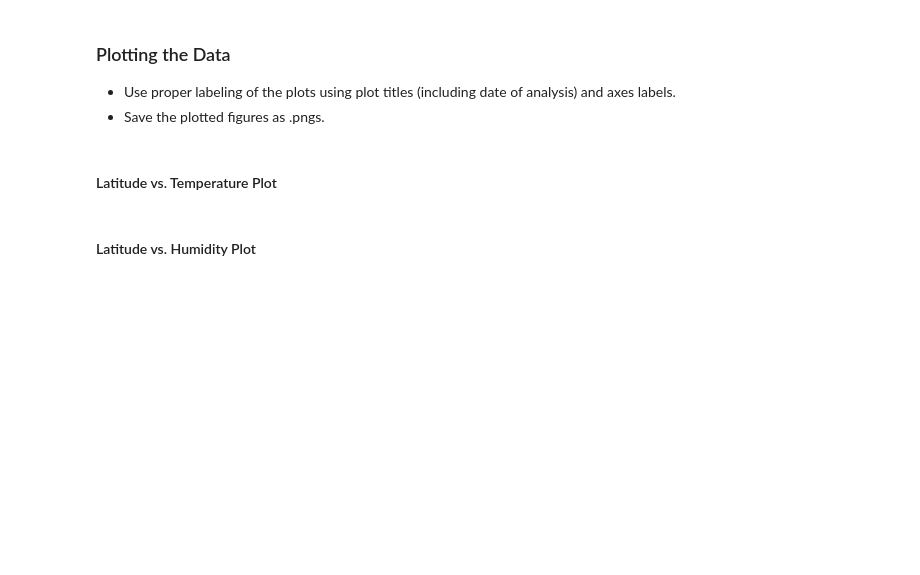
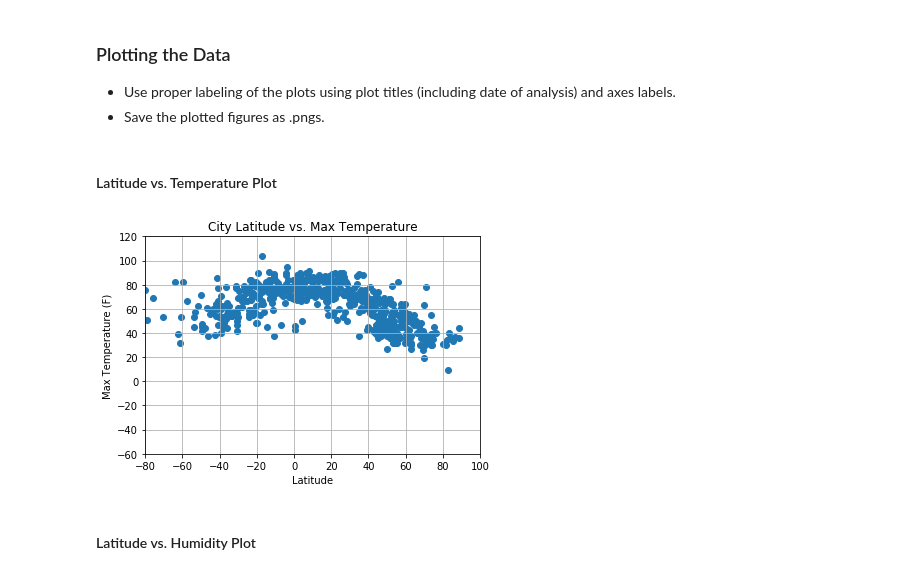
Before and after one commit to helenwu42/HW6-API, a Jupyter notebook: WeatherPy.ipynb, the cells around one changed output. Cells and saved outputs as stored; diff of their text form; code cells hidden in the pictures; blank space fills up the shorter version.

```diff
--- a/WeatherPy.ipynb
+++ b/WeatherPy.ipynb
@@ -166,5 +164,26 @@ City not found, skipping...
 * Save the plotted figures as .pngs.
 # %% [markdown]
 #### Latitude vs. Temperature Plot
+# %%
+cities_pd['Max Temp'] = pd.to_numeric(cities_pd['Max Temp'], errors='coerce')
+
+# Build a scatter plot for Latitude vs. Temperature
+plt.scatter(cities_pd["Lat"], cities_pd["Max Temp"], marker="o")
+
+# Incorporate the other graph properties
+plt.title(f"City Latitude vs. Max Temperature")
+plt.ylabel("Max Temperature (F)")
+plt.xlabel("Latitude")
+plt.grid(True)
+plt.xlim([-80, 100])
+plt.ylim([-60, 120])
+
+# Save the figure
+plt.savefig("output_data/Latitude_MaxTemp.png")
+
+# Show plot
+plt.show()
+# %% [output]
+[figure, added]
 # %% [markdown]
 #### Latitude vs. Humidity Plot
```
Also changed, not shown: parts of 7 cells of this notebook, 5 other files.
